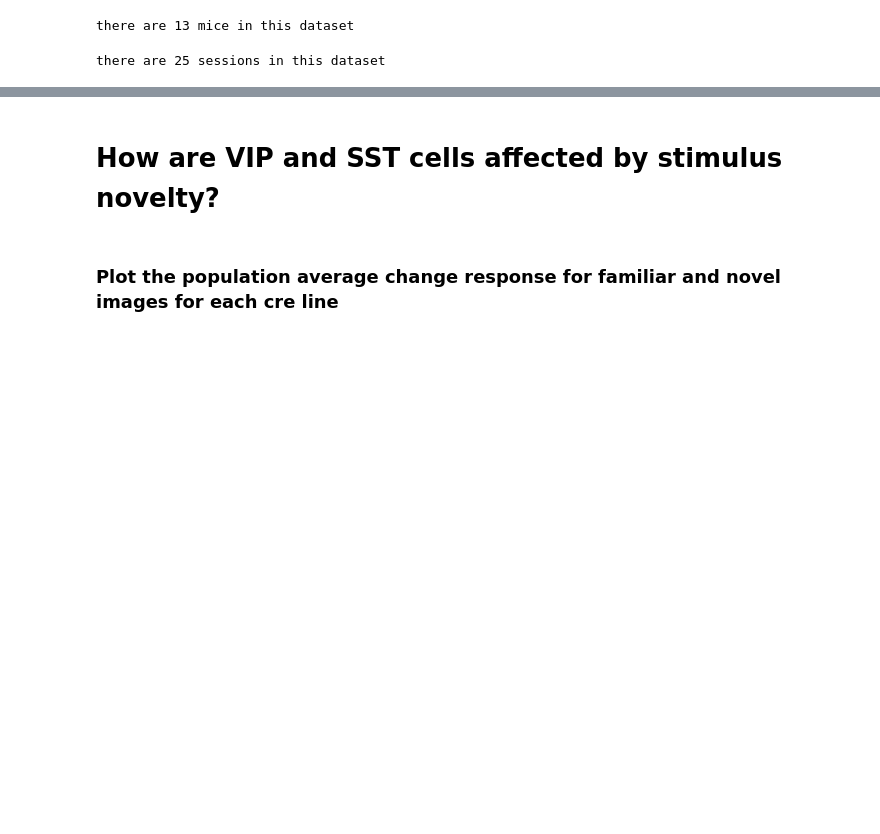
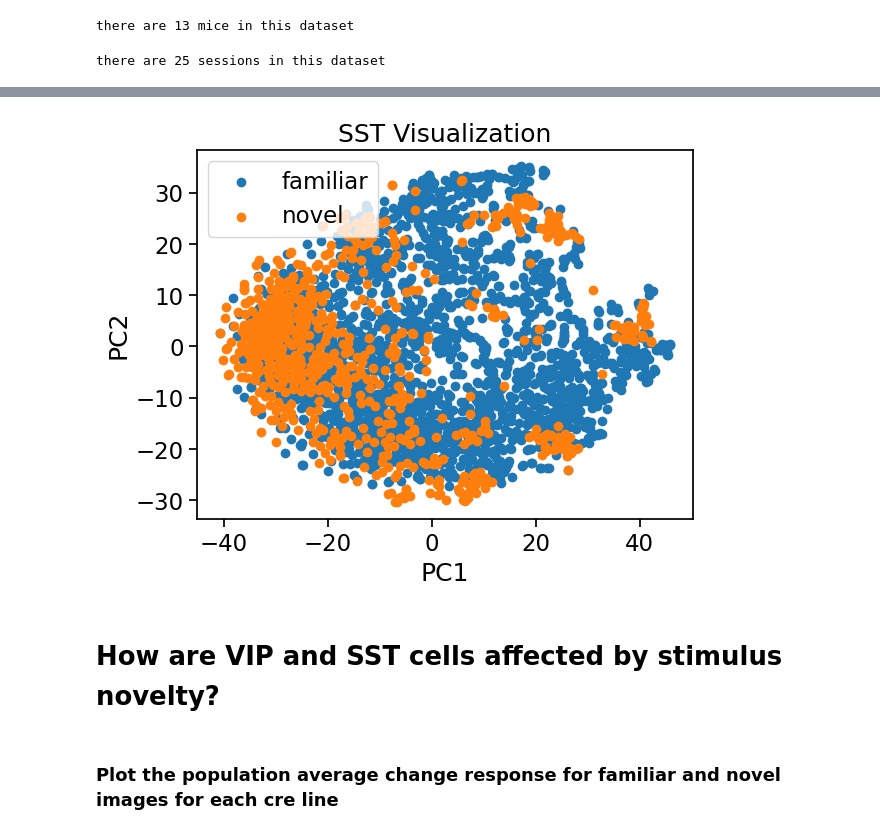
Before and after one commit to RiverGao/NMA_Proj_1, a Jupyter notebook: load_Allen_Visual_Behavior_from_pre_processed_file_changjiang.ipynb, the cells around one changed output, grey strips where cells are left out. Cells and saved outputs as stored; diff of their text form; code cells hidden in the pictures; blank space fills up the shorter version.

```diff
--- a/load_Allen_Visual_Behavior_from_pre_processed_file_changjiang.ipynb
+++ b/load_Allen_Visual_Behavior_from_pre_processed_file_changjiang.ipynb
@@ -222,0 +234,5 @@ there are 25 sessions in this dataset
+# %%
+def select_sessions(data, cell, omitted=False):
+  cell_name = 'Sst-IRES-Cre' if cell == 'SST' else 'Vip-IRES-Cre'
+  selected = data[(data.cre_line == cell_name)&(data.omitted == omitted)]
+  return selected
@@ -223,3 +321,21 @@ there are 25 sessions in this dataset
+# %%
+from sklearn.manifold import TSNE
+
+tsne_model = TSNE(n_components=2, perplexity=30)
+X_reduced = tsne_model.fit_transform(X)
+
+for label in [0, 1]:
+  idx = np.where(y == label)
+  X_label = np.squeeze(np.take(X_reduced, idx, axis=0))
+  plt.scatter(X_label[:, 0], X_label[:, 1], label='novel' if label else 'familiar')
+
+plt.title('SST Visualization')
+plt.xlabel('PC1')
+plt.ylabel('PC2')
+plt.legend()
+plt.show()
+# %% [output]
+[figure, added]
 # %% [markdown]
 
 # How are VIP and SST cells affected by stimulus novelty?
```
Also changed, not shown: parts of 11 cells of this notebook.
